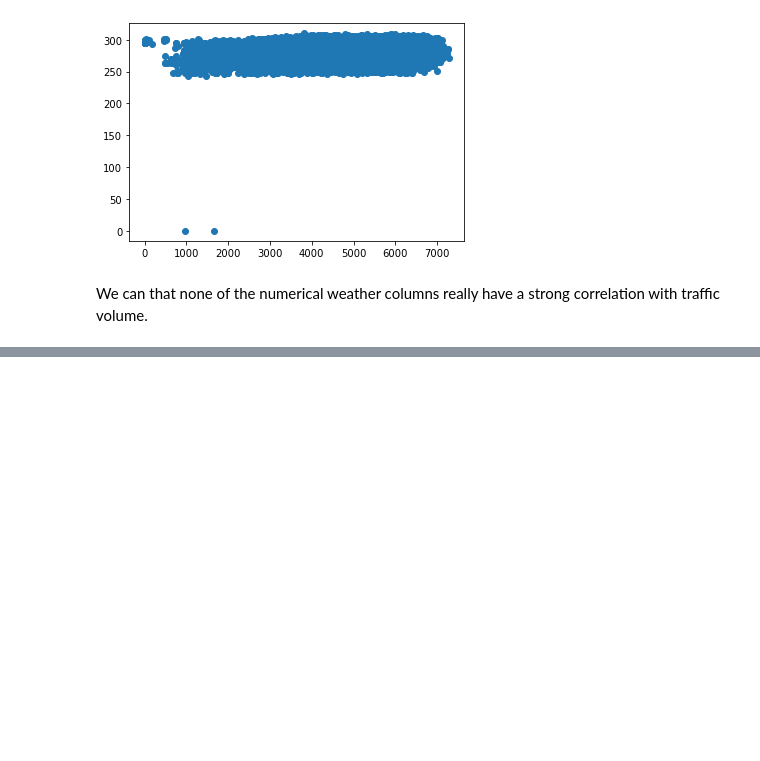
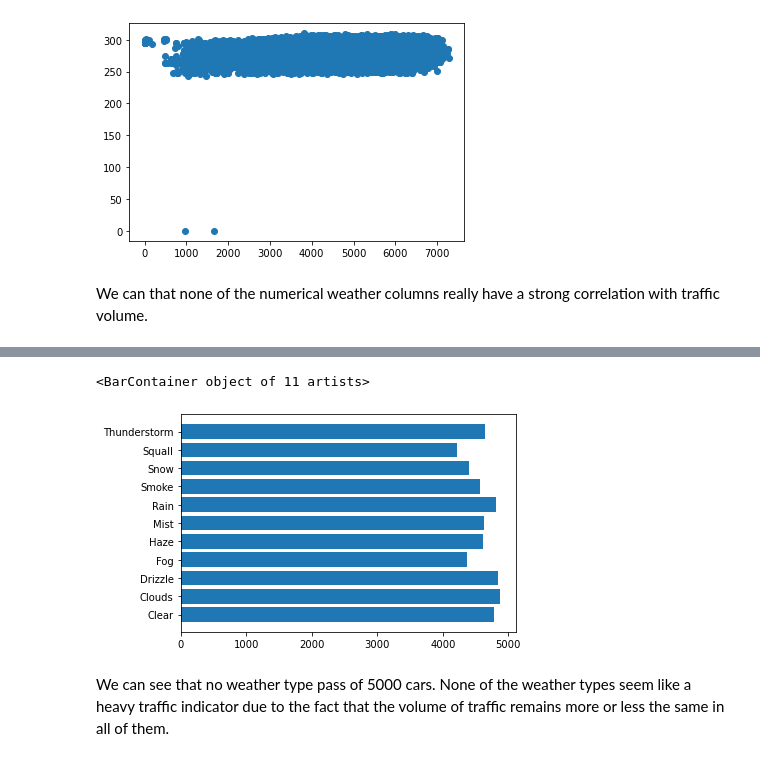
Before and after one commit to aguirredaniel/dataquest-projects, a Jupyter notebook: Finding_Heavy_Traffic_Indicators_I-94/Finding Heavy Traffic Indicators on I-94.ipynb, the cells around one changed output, grey strips where cells are left out. Drawn from its saved outputs; the diff is of its cells as text; code cells hidden in the pictures; blank space fills up the shorter version.

Commit message:
9. Weather Types

```diff
--- a/Finding_Heavy_Traffic_Indicators_I-94/Finding Heavy Traffic Indicators on I-94.ipynb
+++ b/Finding_Heavy_Traffic_Indicators_I-94/Finding Heavy Traffic Indicators on I-94.ipynb
@@ -379,0 +384,3 @@ We can that none of the numerical weather columns really have a strong correlati
+# %%
+by_weather_main = daytime.groupby('weather_main').mean()
+by_weather_main['traffic_volume']
@@ -379,0 +401,8 @@ We can that none of the numerical weather columns really have a strong correlati
+# %%
+plt.barh(y=by_weather_main.index, width=by_weather_main['traffic_volume'])
+plt.show()
+# %% [output]
+<BarContainer object of 11 artists>
+[figure, added]
+# %% [markdown]
+We can see that no weather type pass of 5000 cars. None of the weather types seem like a heavy traffic indicator due to the fact that the volume of traffic remains more or less the same in all of them.
```
Also changed, not shown: parts of 6 cells of this notebook.
